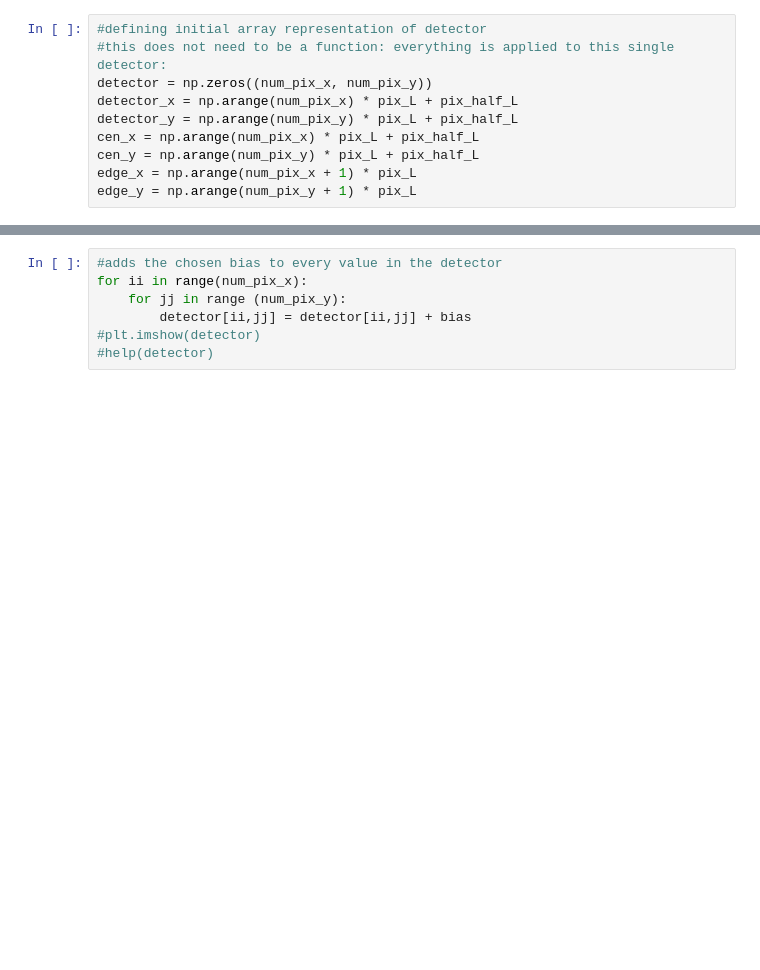
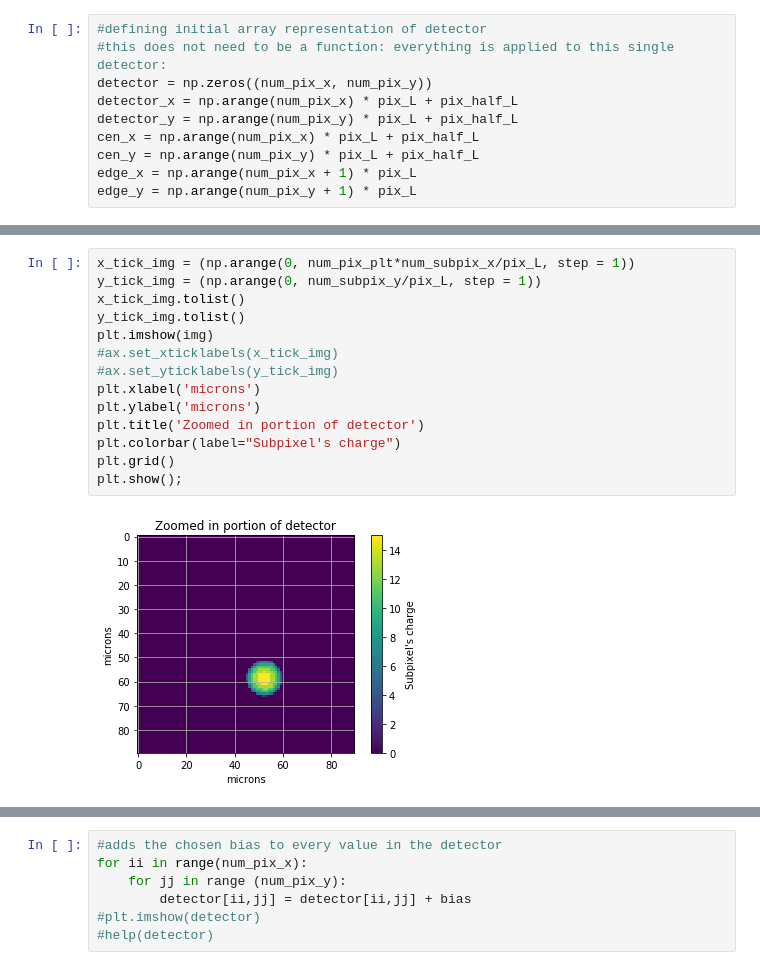
Before and after one commit to rfitzg/CFA-REU2020-FitzGerald, a Jupyter notebook: DetectorProject.ipynb, the cells around one changed output, grey strips where cells are left out. Drawn from its saved outputs; the diff is of its cells as text; blank space fills up the shorter version.

```diff
--- a/DetectorProject.ipynb
+++ b/DetectorProject.ipynb
@@ -210,0 +227,16 @@ print(np.sum(detector))
+# %%
+x_tick_img = (np.arange(0, num_pix_plt*num_subpix_x/pix_L, step = 1))
+y_tick_img = (np.arange(0, num_subpix_y/pix_L, step = 1))
+x_tick_img.tolist()
+y_tick_img.tolist()
+plt.imshow(img)
+#ax.set_xticklabels(x_tick_img)
+#ax.set_yticklabels(y_tick_img)
+plt.xlabel('microns')
+plt.ylabel('microns')
+plt.title('Zoomed in portion of detector')
+plt.colorbar(label="Subpixel's charge")
+plt.grid()
+plt.show();
+# %% [output]
+[figure, added]
```
Also changed, not shown: parts of 21 cells of this notebook.
